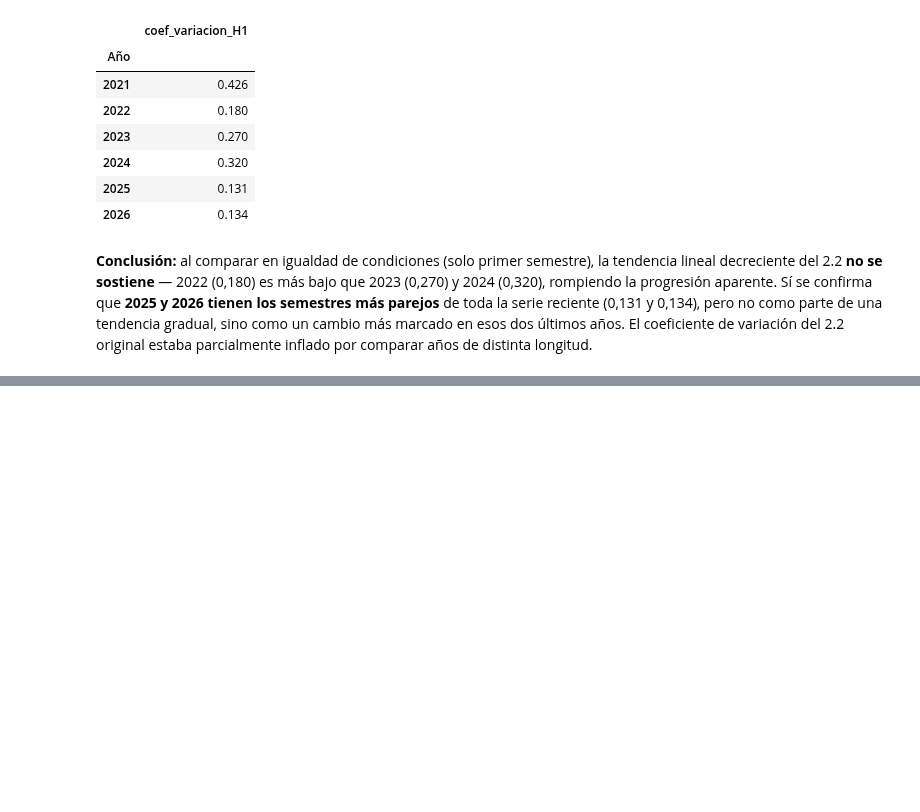
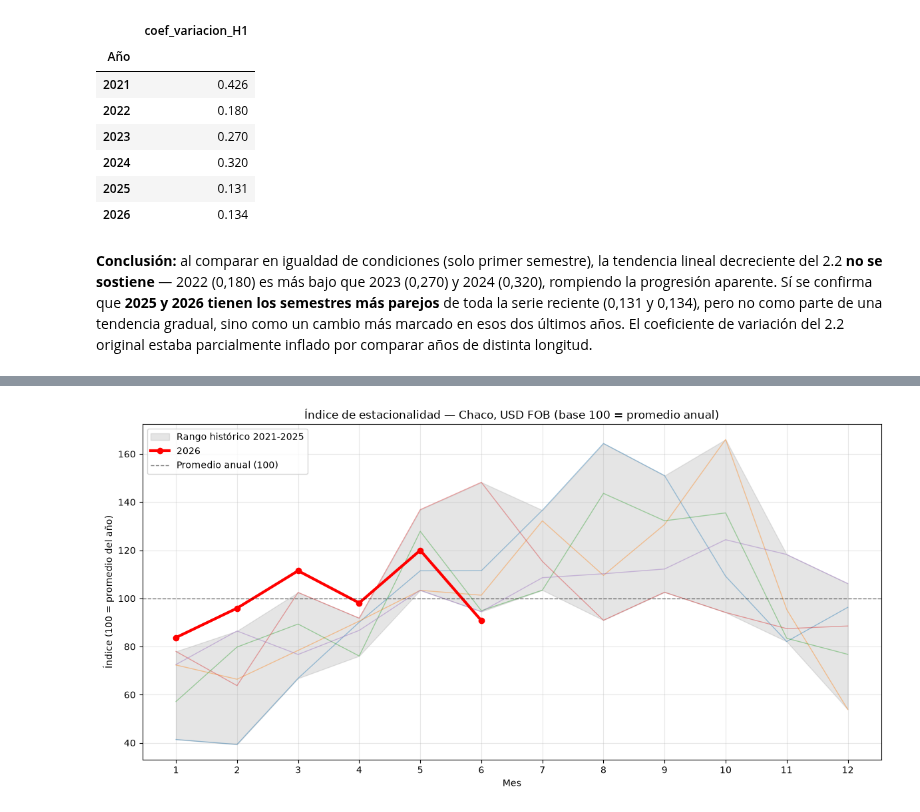
Before and after one commit to sandovalnair1109/exportaciones-chaco, a Jupyter notebook: notebooks/fase2_estacionalidad_chaco.ipynb, the cells around one changed output, grey strips where cells are left out. Saved outputs shown, nothing was run; the diff lists cells and outputs as text; code cells hidden in the pictures; blank space fills up the shorter version.

Commit message:
feat: calcular y graficar índice de estacionalidad con banda histórica (Fase 2.4-2.6)

```diff
--- a/notebooks/fase2_estacionalidad_chaco.ipynb
+++ b/notebooks/fase2_estacionalidad_chaco.ipynb
@@ -132,0 +144,15 @@ estaba parcialmente inflado por comparar años de distinta longitud.
+# %%
+indice_estacional = serie_mensual.copy()
+
+# Promedio anual, calculado por año
+promedio_anual = indice_estacional.groupby('Año')['FOB_dólar'].transform('mean')
+
+indice_estacional['indice_USD'] = (indice_estacional['FOB_dólar'] / promedio_anual) * 100
+
+# Vista: años recientes, ordenados por mes para comparar entre años
+tabla_indice = indice_estacional.loc[
+    indice_estacional['Año'].between(2021, 2026),
+    ['Año', 'Mes', 'indice_USD']
+].pivot(index='Mes', columns='Año', values='indice_USD')
+
+tabla_indice.round(1)
@@ -132,0 +185,33 @@ estaba parcialmente inflado por comparar años de distinta longitud.
+# %%
+import matplotlib.pyplot as plt
+
+fig, ax = plt.subplots(figsize=(12, 6))
+
+# Rango histórico 2021-2025: banda sombreada entre mínimo y máximo de cada mes
+historico = tabla_indice[[2021, 2022, 2023, 2024, 2025]]
+ax.fill_between(
+    historico.index,
+    historico.min(axis=1),
+    historico.max(axis=1),
+    alpha=0.2, color='gray', label='Rango histórico 2021-2025'
+)
+
+# Cada año histórico, como línea fina
+for año in [2021, 2022, 2023, 2024, 2025]:
+    ax.plot(tabla_indice.index, tabla_indice[año], alpha=0.4, linewidth=1)
+
+# 2026, destacado
+ax.plot(tabla_indice.index, tabla_indice[2026], color='red', linewidth=3, marker='o', label='2026')
+
+ax.axhline(100, color='black', linestyle='--', alpha=0.5, linewidth=1, label='Promedio anual (100)')
+
+ax.set_title('Índice de estacionalidad — Chaco, USD FOB (base 100 = promedio anual)')
+ax.set_xlabel('Mes')
+ax.set_ylabel('Índice (100 = promedio del año)')
+ax.set_xticks(range(1, 13))
+ax.legend()
+ax.grid(alpha=0.3)
+plt.tight_layout()
+plt.show()
+# %% [output]
+[figure, added]
```
Also changed, not shown: parts of 4 cells of this notebook.
